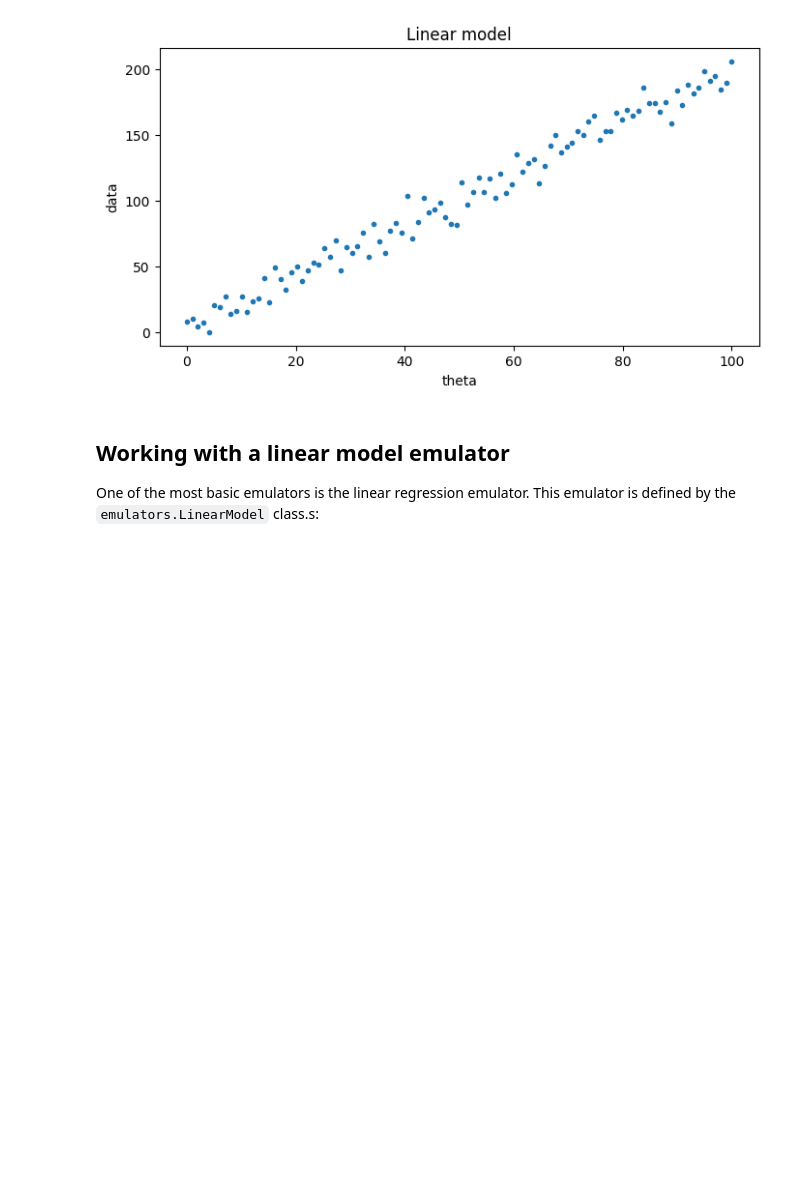
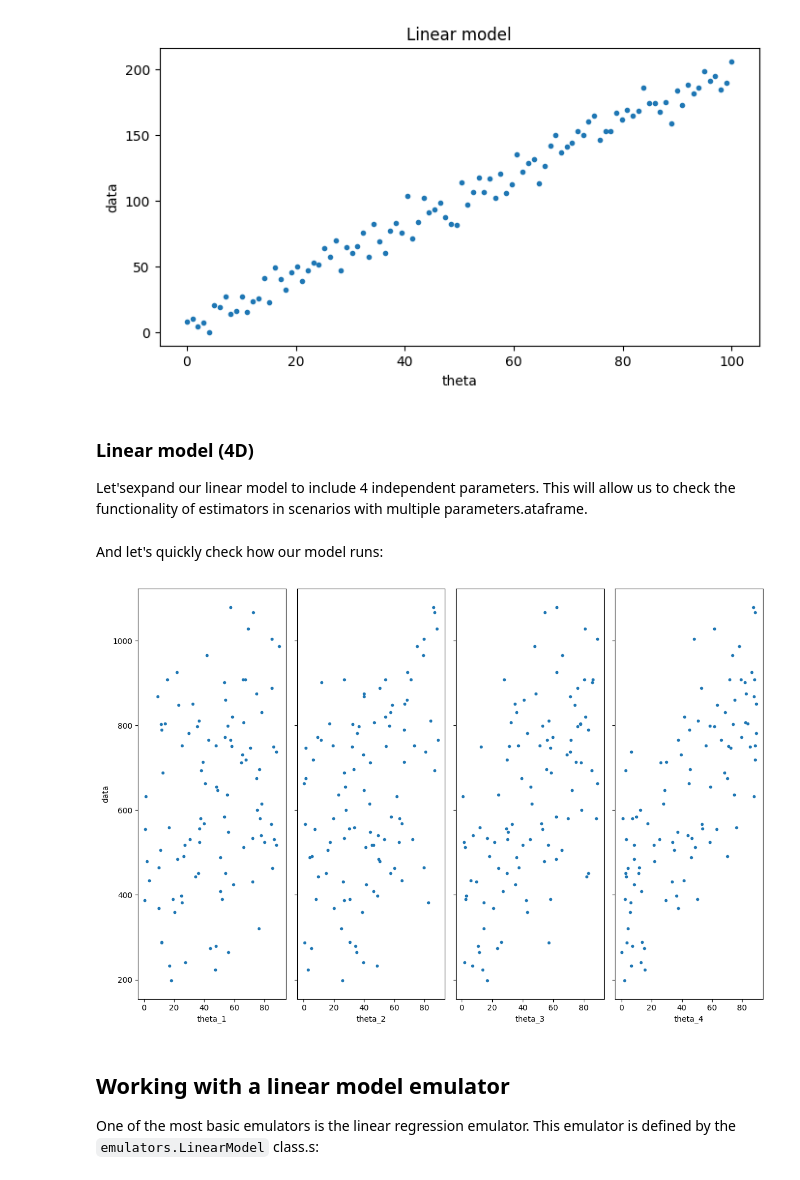
Before and after one commit to InstituteforDiseaseModeling/historymatching, a Jupyter notebook: examples/using_emulators.ipynb, the cells around one changed output. Drawn from its saved outputs; the diff is of its cells as text; code cells hidden in the pictures; blank space fills up the shorter version.

Commit message:
add 4D example scenario

```diff
--- a/examples/using_emulators.ipynb
+++ b/examples/using_emulators.ipynb
@@ -65,6 +65,55 @@ xy_model.plot( title='Linear model', x='theta', y='data', ylabel='data', legend=
 # %% [output]
 <Axes: title={'center': 'Linear model'}, xlabel='theta', ylabel='data'>
 [figure]
+# %% [markdown]
+### Linear model (4D)
+
+Let'sexpand our linear model to include 4 independent parameters. This will allow us to check the functionality of estimators in scenarios with multiple parameters.ataframe.
+# %%
+def linear_model_4d( x: pd.DataFrame(), b0=1, b1=2, b2=3, b3=4, b4=5, sigma=7.5 ):
+    """
+    4-D linear model. Using the value of theta in each row of the
+    input dataframe, the model computes outputs in an output dataframe
+    as:
+            b0 + b1*theta + mu,
+    with mu being drawn from a 0-mean normal distribution with standard
+    deviation sigma.
+    """
+    y = b0 + b1*x['theta_1']    \
+           + b2*x['theta_2']    \
+           + b3*x['theta_3']    \
+           + b4*x['theta_4']    \
+           + np.random.normal( 0, sigma, len(x) )
+    y = y.to_frame( name='out' )
+    y.index = x.index
+    return y
+# %% [markdown]
+And let's quickly check how our model runs:
+# %%
+# Sample parameters from a grid
+n = 100
+x = pd.DataFrame( { 'theta_1' : np.linspace( 0, 90, n ),
+                    'theta_2' : np.linspace( 0, 90, n ),
+                    'theta_3' : np.linspace( 0, 90, n ),
+                    'theta_4' : np.linspace( 0, 90, n ),
+                  } )
+
+x = pd.DataFrame( np.random.uniform( 0, 90, size=(n,4)), columns=['theta_1', 'theta_2', 'theta_3', 'theta_4'] )
+
+# Run the model and plot outputs
+y = linear_model_4d(x)
+xy_lm4d = x.copy()
+xy_lm4d['data'] = y
+
+fig_4d, axs_4d = plt.subplots( 1, 4, figsize=(12,8), sharey=True )
+xy_lm4d.plot( x='theta_1', y='data', style='.', legend=False, ax=axs_4d[0] )
+xy_lm4d.plot( x='theta_2', y='data', style='.', legend=False, ax=axs_4d[1] )
+xy_lm4d.plot( x='theta_3', y='data', style='.', legend=False, ax=axs_4d[2] )
+xy_lm4d.plot( x='theta_4', y='data', style='.', legend=False, ax=axs_4d[3] )
+axs_4d[0].set_ylabel( 'data' )
+fig_4d.tight_layout()
+# %% [output]
+[figure, added]
 # %% [markdown]
 ## Working with a linear model emulator
 
```
